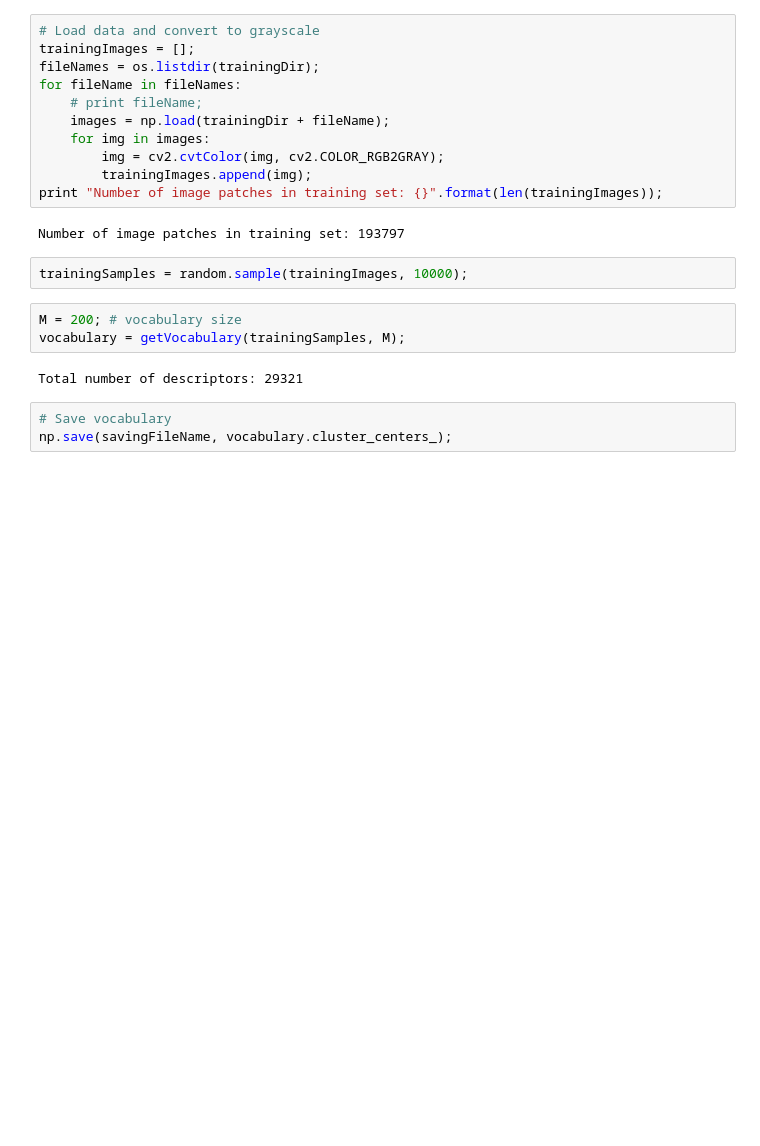
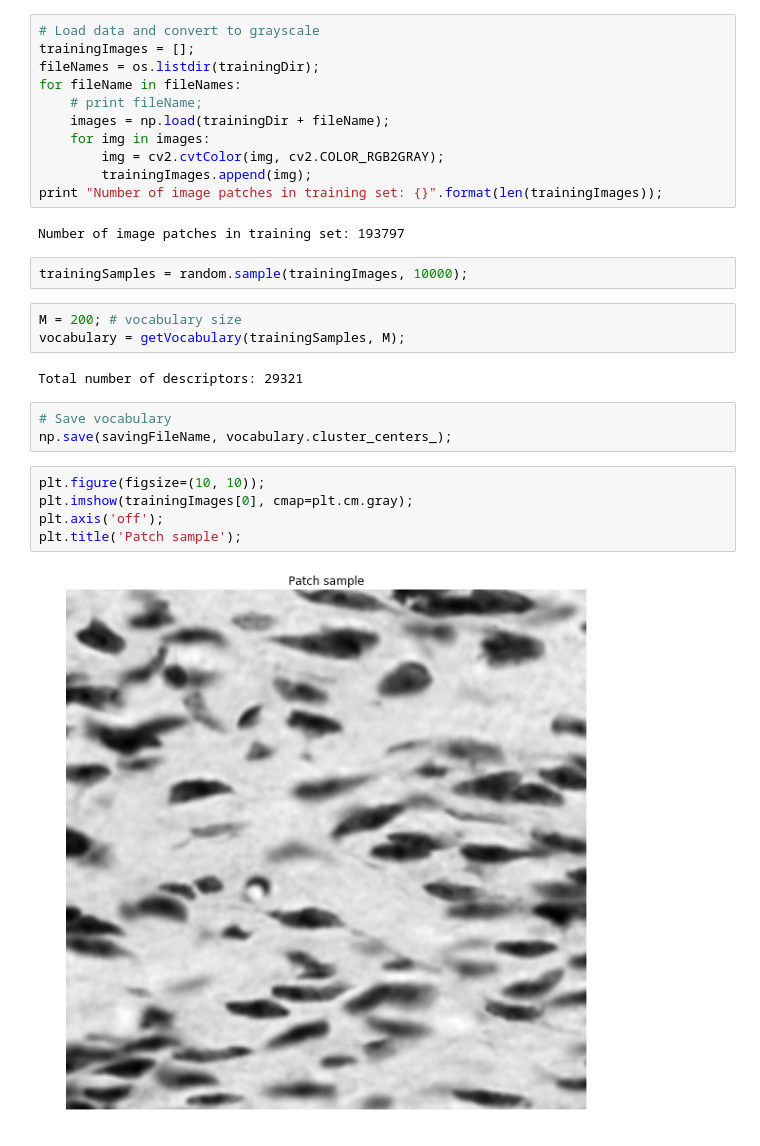
Before and after one commit to rogers140/notebook, a Jupyter notebook: VocabularyGenerator.ipynb, the cells around one changed output. Saved outputs shown, nothing was run; the diff lists cells and outputs as text; blank space fills up the shorter version.

```diff
--- a/VocabularyGenerator.ipynb
+++ b/VocabularyGenerator.ipynb
@@ -121,3 +121,10 @@ Total number of descriptors: 29321
 # %%
 # Save vocabulary
 np.save(savingFileName, vocabulary.cluster_centers_);
+# %%
+plt.figure(figsize=(10, 10));
+plt.imshow(trainingImages[0], cmap=plt.cm.gray);
+plt.axis('off');
+plt.title('Patch sample');
+# %% [output]
+[figure, added]
```
Also changed, not shown: parts of 1 cell of this notebook, 3 other files.
